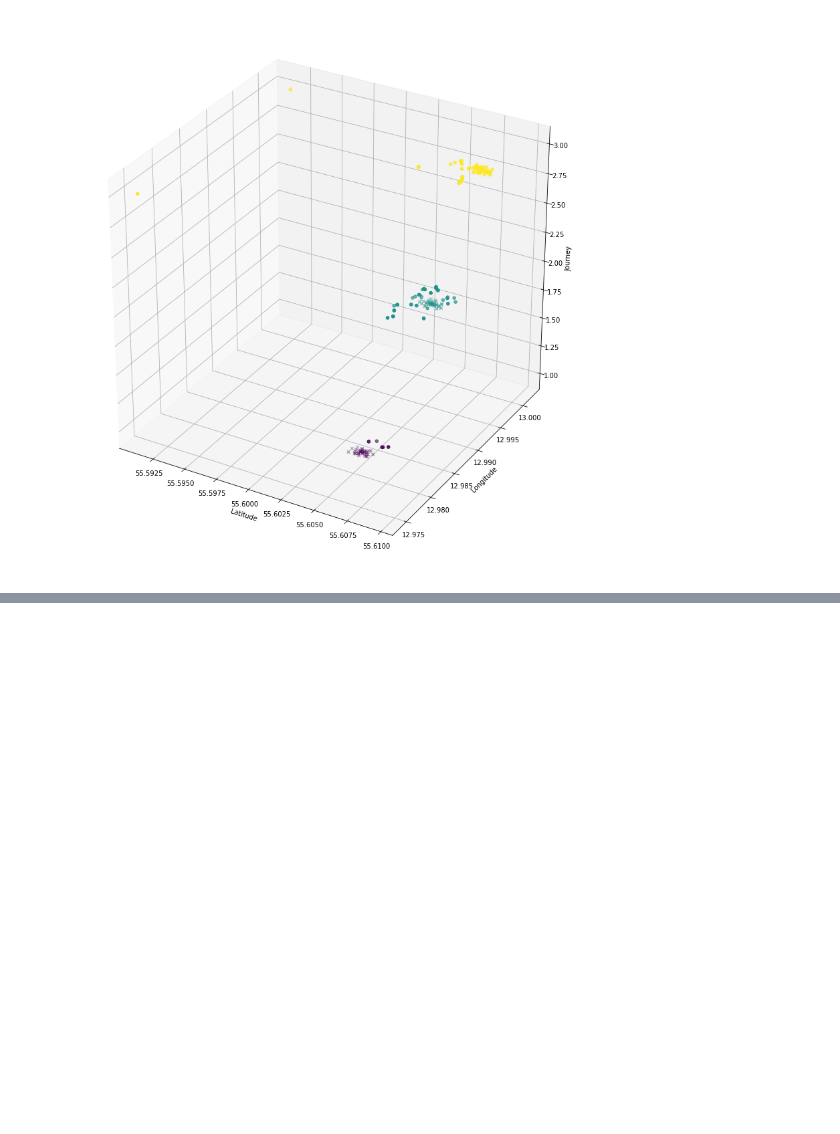
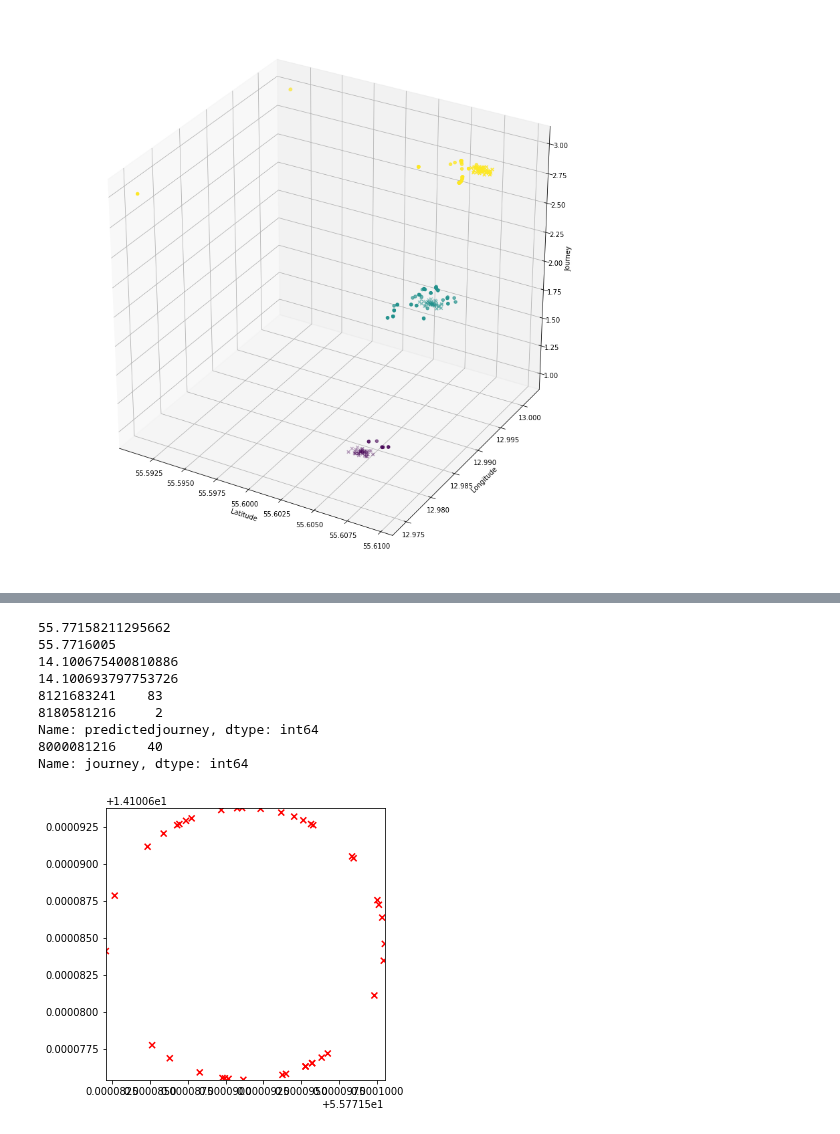
Before and after one commit to k3larra/commuter, a Jupyter notebook: machine_teaching/func_test_1/Location_visualisation.ipynb, the cells around one changed output, grey strips where cells are left out. Cells and saved outputs as stored; diff of their text form; code cells hidden in the pictures; blank space fills up the shorter version.

```diff
--- a/machine_teaching/func_test_1/Location_visualisation.ipynb
+++ b/machine_teaching/func_test_1/Location_visualisation.ipynb
@@ -376,0 +431,54 @@ TypeError: unsupported operand type(s) for /: 'str' and 'float'
+# %%
+import matplotlib.pyplot as plt
+import numpy as np
+import pandas as pd
+import matplotlib.pyplot as plt
+#plt.title("Locations Lat-Long for Sony in Malmö")
+dataSetTeach = pd.read_csv("tnK534JMwwfhvUEycn69HPbhqkt2_teach_location_1_5.csv")
+dataSetPred = pd.read_csv("tnK534JMwwfhvUEycn69HPbhqkt2_predict_location_1_5.csv")
+dataSetTeach = dataSetTeach.iloc[0:40]
+
+
+print(dataSetTeach['latitude'].min())
+print(dataSetTeach['latitude'].max())
+print(dataSetTeach['longitude'].min())
+print(dataSetTeach['longitude'].max())
+#Drop outilier data for better visability
+#dataSetPred=dataSetPred.drop(dataSetPred['latitude'].idxmin())
+
+hepp=dataSetPred["predictedjourney"].value_counts()
+print(hepp)
+hepp=dataSetTeach["journey"].value_counts()
+print(hepp)
+plt.rcParams["figure.figsize"] = (5,5)
+colorsPred = dataSetPred['predictedjourney']
+colorsPred = colorsPred.replace(8000081216,'r')
+colorsPred = colorsPred.replace(9307080000,'b')
+colorsPred = colorsPred.replace(8324193070,'y')
+colorsPred = colorsPred.replace(8121683241,'y')
+colorsPred = colorsPred.replace(8180581216,'g')
+colorsTeach = dataSetTeach['journey']
+colorsTeach = colorsTeach.replace(8000081216,'r')
+colorsTeach = colorsTeach.replace(9307080000,'b')
+colorsTeach = colorsTeach.replace(8324193070,'y')
+colorsTeach = colorsTeach.replace(8121683241,'g')
+plt.xlim(dataSetTeach['latitude'].min(),dataSetTeach['latitude'].max())
+plt.ylim(dataSetTeach['longitude'].min(), dataSetTeach['longitude'].max())
+#plt.xlim(dataSetPred['latitude'].min(),dataSetPred['latitude'].max())
+#plt.ylim(dataSetPred['longitude'].min(), dataSetPred['longitude'].max())
+#plt.scatter(dataSetPred['latitude'],dataSetPred['longitude'],marker='o',s=(dataSetPred['locationAccuracy']*5),c=colorsPred)
+#plt.scatter(dataSetTeach['latitude'],dataSetTeach['longitude'],marker='x',s=50,c=colorsTeach)
+#plt.scatter(dataSetPred['latitude'],dataSetPred['longitude'],marker='o',c=colorsPred)
+plt.scatter(dataSetTeach['latitude'],dataSetTeach['longitude'],marker='x',c=colorsTeach)
+plt.show()
+# %% [output]
+55.77158211295662
+55.7716005
+14.100675400810886
+14.100693797753726
+8121683241    83
+8180581216     2
+Name: predictedjourney, dtype: int64
+8000081216    40
+Name: journey, dtype: int64
+[figure, added]
```
Also changed, not shown: parts of 11 cells of this notebook, 10 other files.
